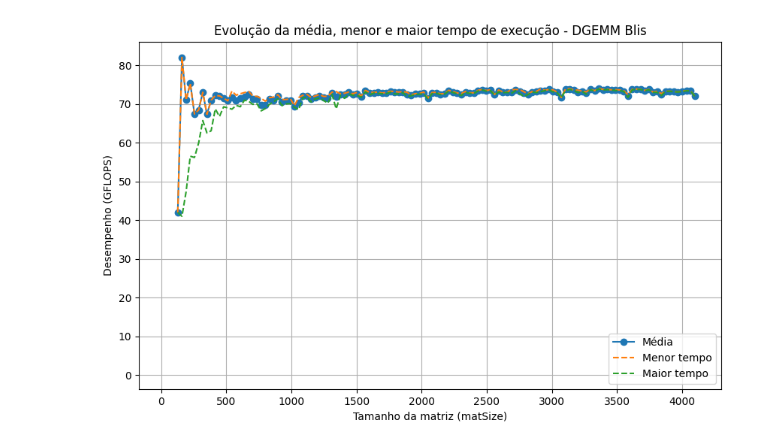
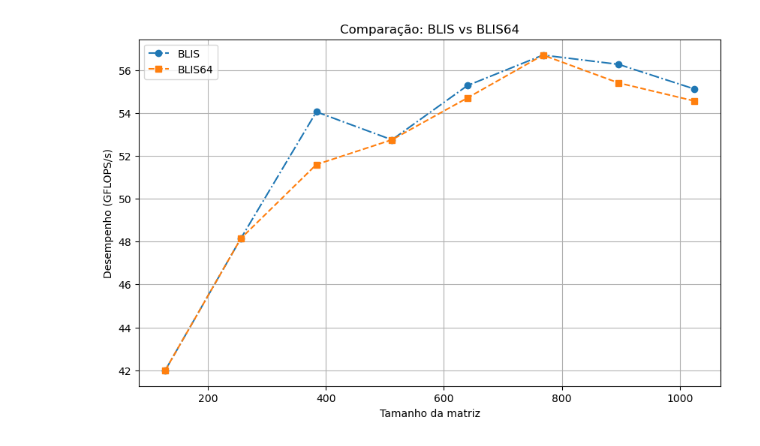
Before and after one commit to almdoug/meugemm, a Jupyter notebook: dgemm.ipynb, the cells around one changed output. Drawn from its saved outputs; the diff is of its cells as text; code cells hidden in the pictures.

```diff
--- a/dgemm.ipynb
+++ b/dgemm.ipynb
@@ -59,12 +86,14 @@ flopsMax = flop/timeMin
 # %%
-# Plotar gráfico da média, menor e maior tempo de execução por matSize
+# BLIS64
+matSize_blis64, desemp_blis64, desemp_blis64_min, desemp_blis64_max = processar_dados('output_BLIS64.dat')
+
 plt.figure(figsize=(10,6))
-plt.plot(size, flopsBlas64, label='Média', marker='o')
-plt.plot(size, flopsMin, '--', label='Menor tempo')
-plt.plot(size, flopsMax, '--', label='Maior tempo')
-plt.xlabel('Tamanho da matriz (matSize)')
-plt.ylabel('Desempenho (GFLOPS)')
-plt.title('Evolução da média, menor e maior tempo de execução - DGEMM Blas64')
+plt.plot(matSize_blis64, desemp_blis64, label='Média', marker='o')
+plt.plot(matSize_blis64, desemp_blis64_min, '--', label='Menor tempo')
+plt.plot(matSize_blis64, desemp_blis64_max, '--', label='Maior tempo')
+plt.xlabel('Tamanho da matriz')
+plt.ylabel('Desempenho (GFLOPS/s)')
+plt.title('Desempenho DGEMM - BLIS64')
 plt.legend()
 plt.grid(True)
 plt.show()
@@ -106,15 +131,14 @@ flopsMax = flop/timeMin
 # %%
-# Plotar gráfico da média, menor e maior tempo de execução por matSize
+# Comparação: BLIS vs BLIS64
 plt.figure(figsize=(10,6))
-plt.plot(size, flopsBlis, label='Média', marker='o')
-plt.plot(size, flopsMin, '--', label='Menor tempo')
-plt.plot(size, flopsMax, '--', label='Maior tempo')
-plt.xlabel('Tamanho da matriz (matSize)')
-plt.ylabel('Desempenho (GFLOPS)')
-plt.title('Evolução da média, menor e maior tempo de execução - DGEMM Blis')
+plt.plot(matSize_blis, desemp_blis, '-.', label='BLIS', marker='o')
+plt.plot(matSize_blis64, desemp_blis64, '--', label='BLIS64', marker='s')
+plt.xlabel('Tamanho da matriz')
+plt.ylabel('Desempenho (GFLOPS/s)')
+plt.title('Comparação: BLIS vs BLIS64')
 plt.legend()
 plt.grid(True)
 plt.show()
 # %% [output]
-[figure, old version]
+[figure, new version]
 # %%
```
Also changed, not shown: parts of 37 cells of this notebook, 2 other files.
